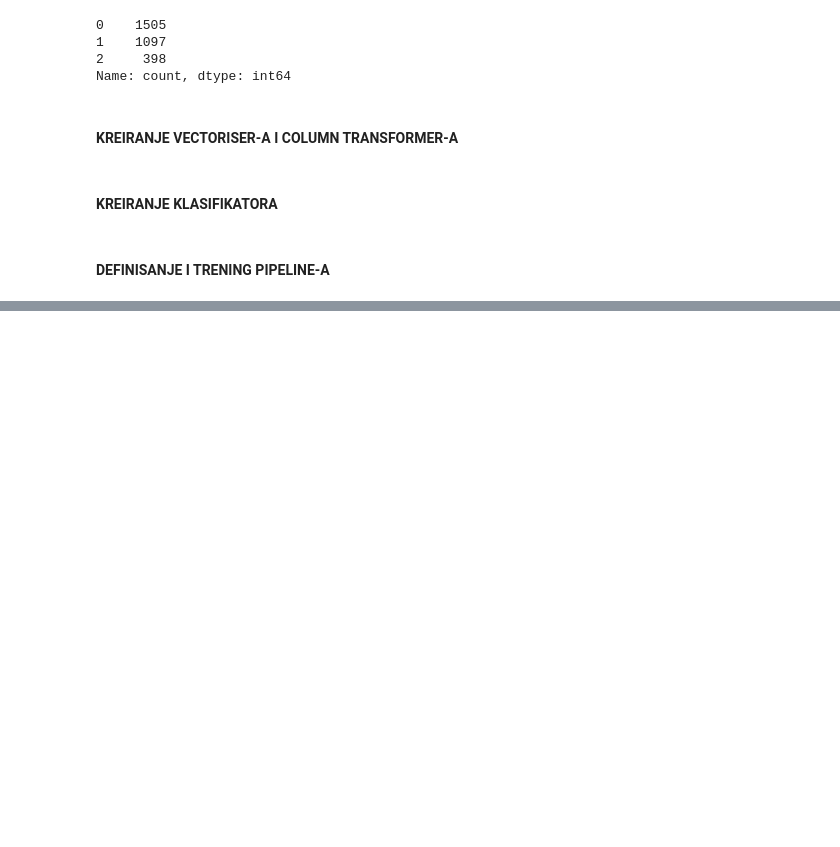
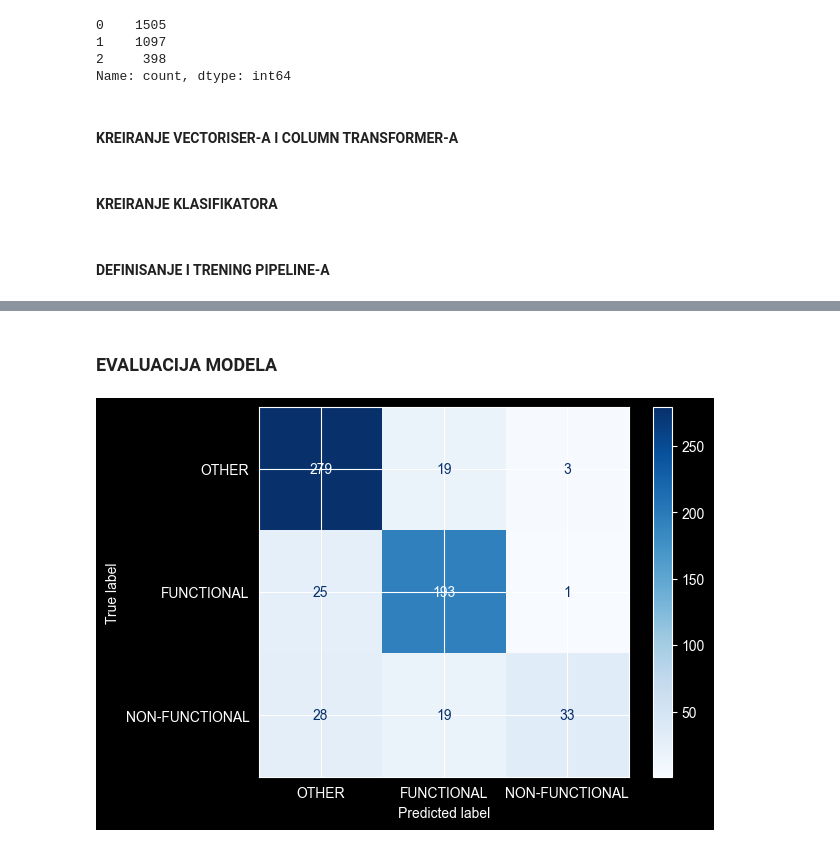
Before and after one commit to comi7/advanced-data-analytics, a Jupyter notebook: zadatak/Mobile_App_Reviews_Classification_Bow.ipynb, the cells around one changed output, grey strips where cells are left out. Saved outputs shown, nothing was run; the diff lists cells and outputs as text; code cells hidden in the pictures; blank space fills up the shorter version.

Commit message:
Definicija i trening pipeline-a i evaluacija modela

```diff
--- a/zadatak/Mobile_App_Reviews_Classification_Bow.ipynb
+++ b/zadatak/Mobile_App_Reviews_Classification_Bow.ipynb
@@ -257,3 +257,9 @@ classifier = DecisionTreeClassifier(random_state=RAND_STATE, min_impurity_decrea
 # min_impurity_decrease - kontrola grananja stabla
 # %% [markdown]
 #### DEFINISANJE I TRENING PIPELINE-A
+# %%
+pipe = Pipeline([('vectorizer', column_transformer),
+                 ('classifier', classifier)])
+# saljemo naziv komponente i samu komponentu
+
+pipe.fit(X_train, y_train)
@@ -259,0 +277,14 @@ classifier = DecisionTreeClassifier(random_state=RAND_STATE, min_impurity_decrea
+# %% [markdown]
+### EVALUACIJA MODELA
+# %%
+from sklearn.metrics import ConfusionMatrixDisplay
+
+disp = ConfusionMatrixDisplay.from_estimator(
+    pipe,
+    X_test,
+    y_test,
+    display_labels=y_levels,
+    cmap='Blues'
+)
+# %% [output]
+[figure, added]
```
Also changed, not shown: parts of 8 cells of this notebook.
